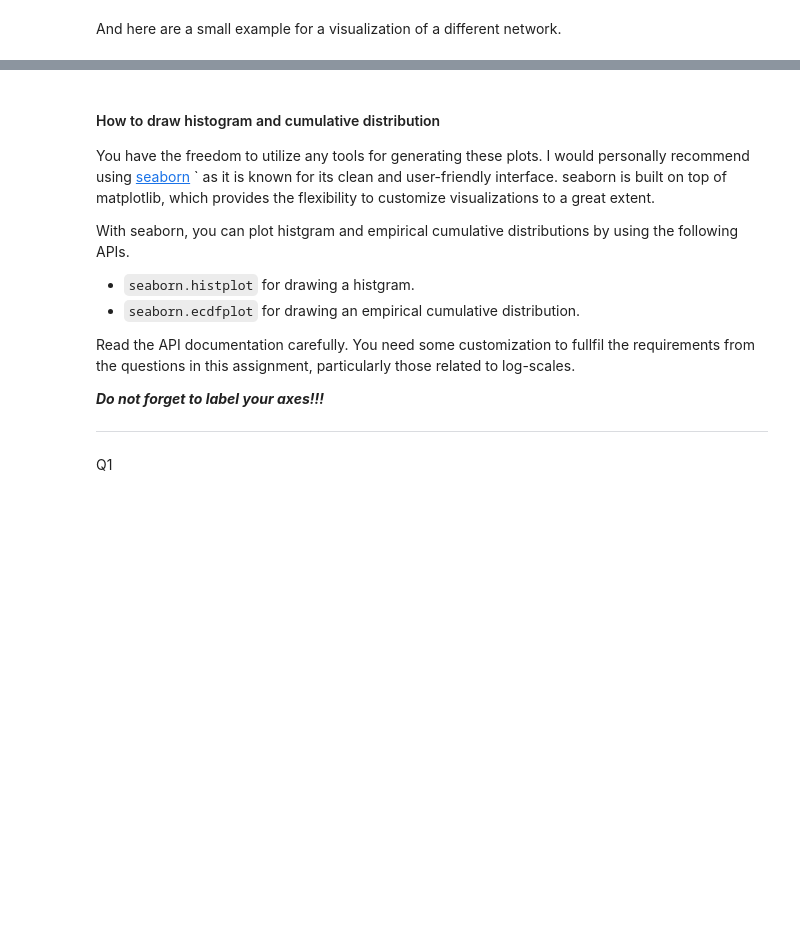
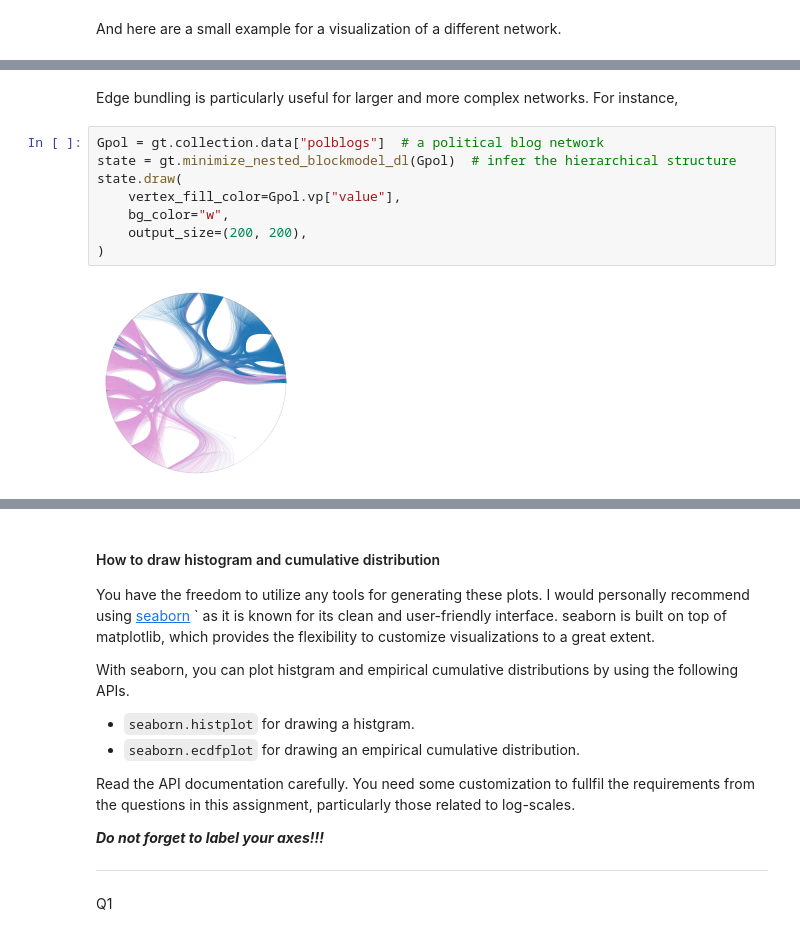
Before and after one commit to skojaku/adv-net-sci-course, a Jupyter notebook: assignments/m05/assignment.ipynb, the cells around one changed output, grey strips where cells are left out. Cells and saved outputs as stored; diff of their text form; blank space fills up the shorter version.

```diff
--- a/assignments/m05/assignment.ipynb
+++ b/assignments/m05/assignment.ipynb
@@ -107,0 +133,12 @@ igraph.plot(
+# %% [markdown]
+Edge bundling is particularly useful for larger and more complex networks. For instance,
+# %%
+Gpol = gt.collection.data["polblogs"]  # a political blog network
+state = gt.minimize_nested_blockmodel_dl(Gpol)  # infer the hierarchical structure
+state.draw(
+    vertex_fill_color=Gpol.vp["value"],
+    bg_color="w",
+    output_size=(200, 200),
+)
+# %% [output]
+[figure, added]
```
Also changed, not shown: parts of 5 cells of this notebook.
